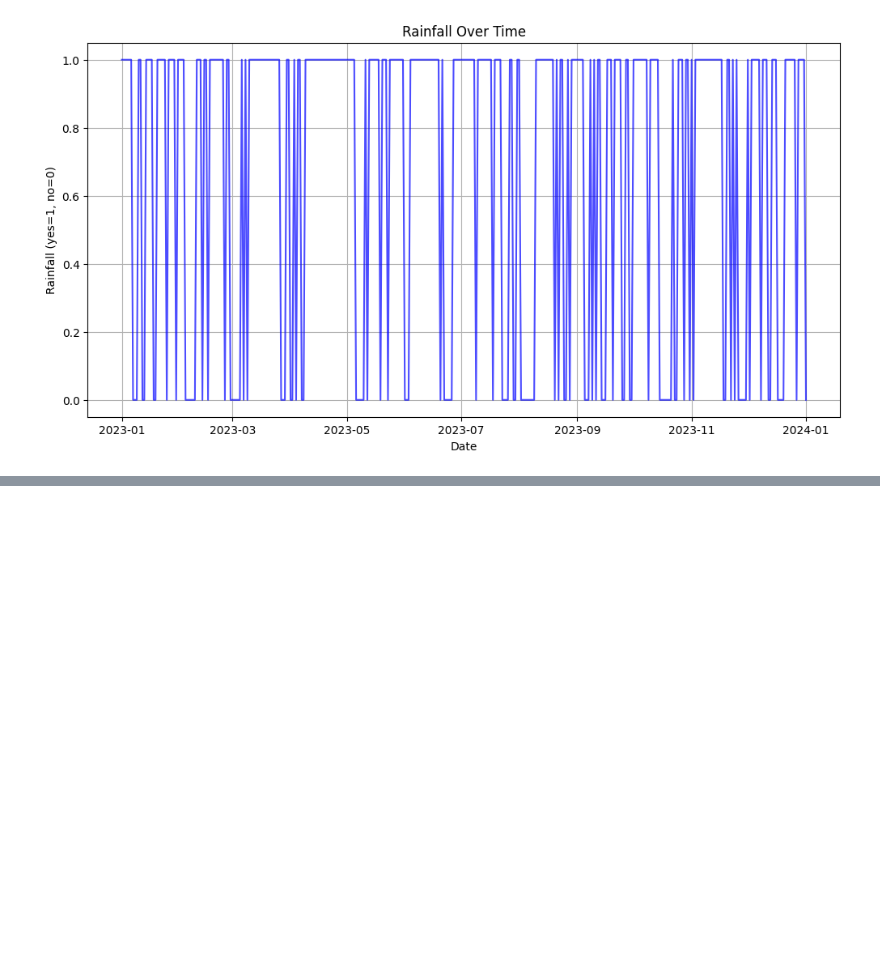
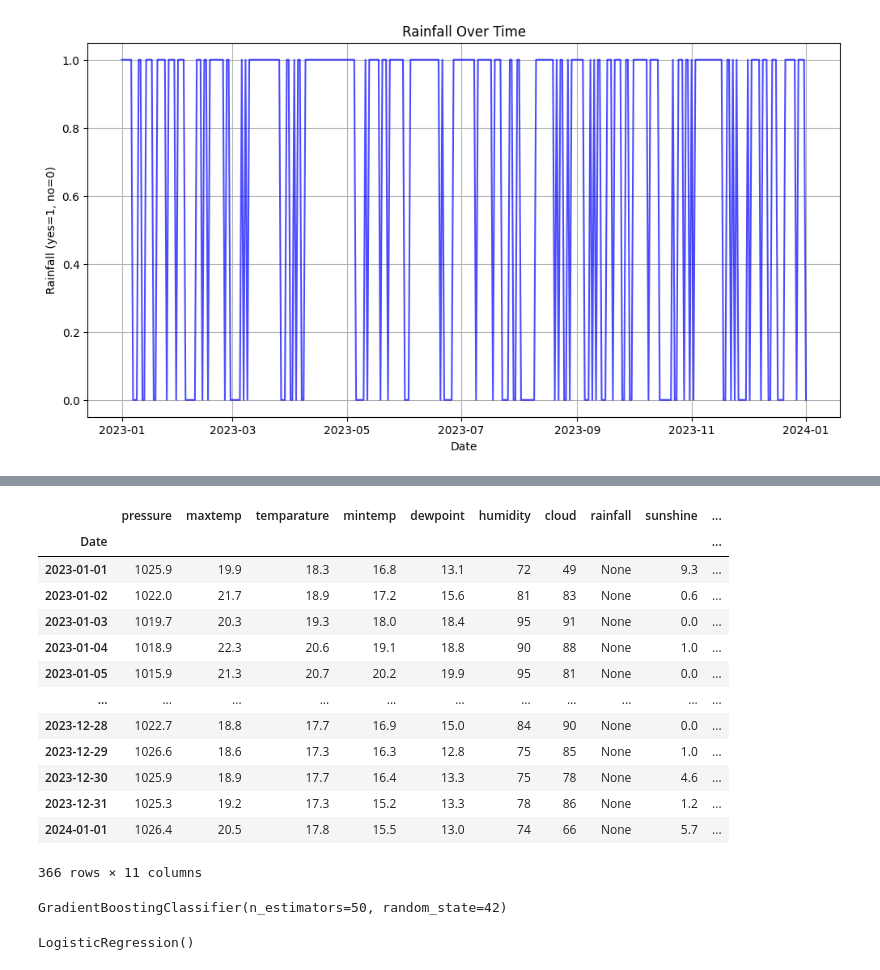
Before and after one commit to Partha-Guntur/Rainfall-Prediction-using-MLOps, a Jupyter notebook: ranifall-pred.ipynb, the cells around one changed output, grey strips where cells are left out. Cells and saved outputs as stored; diff of their text form; code cells hidden in the pictures; blank space fills up the shorter version.

```diff
--- a/ranifall-pred.ipynb
+++ b/ranifall-pred.ipynb
@@ -104,14 +100,3 @@ plt.grid()
 plt.show()
 # %% [output]
 [figure]
-# %%
-from statsmodels.tsa.stattools import adfuller
-
-# Perform the Augmented Dickey-Fuller test for stationarity
-result = adfuller(df['rainfall'])
-print(f"ADF Statistic: {result[0]}")
-print(f"P-value: {result[1]}")
-
-# If the p-value > 0.05, apply differencing to make the data stationary
-if result[1] > 0.05:
-    df['rainfall_diff'] = df['rainfall'].diff().dropna()
@@ -228,0 +103,8 @@ Day 50: Forecast Value = 0.68, Mapped = Yes
+# %%
+print(df['rainfall'].dtype)
+print(df['rainfall'].unique())
+df['rainfall'] = pd.to_numeric(df['rainfall'], errors='coerce')
+df = df.dropna(subset=['rainfall'])
+df['rainfall'] = df['rainfall'].fillna(df['rainfall'].mean(), inplace=True)
+df.index = pd.to_datetime(df.index)
+df = df.sort_index()
@@ -228,0 +120,17 @@ Day 50: Forecast Value = 0.68, Mapped = Yes
+# %%
+df
+# %% [output]
+|  | pressure | maxtemp | temparature | mintemp | dewpoint | humidity | cloud | rainfall | sunshine | ... |
+| Date |  |  |  |  |  |  |  |  |  | ... |
+| 2023-01-01 | 1025.9 | 19.9 | 18.3 | 16.8 | 13.1 | 72 | 49 | None | 9.3 | ... |
+| 2023-01-02 | 1022.0 | 21.7 | 18.9 | 17.2 | 15.6 | 81 | 83 | None | 0.6 | ... |
+| 2023-01-03 | 1019.7 | 20.3 | 19.3 | 18.0 | 18.4 | 95 | 91 | None | 0.0 | ... |
+| 2023-01-04 | 1018.9 | 22.3 | 20.6 | 19.1 | 18.8 | 90 | 88 | None | 1.0 | ... |
+| 2023-01-05 | 1015.9 | 21.3 | 20.7 | 20.2 | 19.9 | 95 | 81 | None | 0.0 | ... |
+| ... | ... | ... | ... | ... | ... | ... | ... | ... | ... | ... |
+| 2023-12-28 | 1022.7 | 18.8 | 17.7 | 16.9 | 15.0 | 84 | 90 | None | 0.0 | ... |
+| 2023-12-29 | 1026.6 | 18.6 | 17.3 | 16.3 | 12.8 | 75 | 85 | None | 1.0 | ... |
+| 2023-12-30 | 1025.9 | 18.9 | 17.7 | 16.4 | 13.3 | 75 | 78 | None | 4.6 | ... |
+| 2023-12-31 | 1025.3 | 19.2 | 17.3 | 15.2 | 13.3 | 78 | 86 | None | 1.2 | ... |
+| 2024-01-01 | 1026.4 | 20.5 | 17.8 | 15.5 | 13.0 | 74 | 66 | None | 5.7 | ... |
+366 rows × 11 columns
@@ -228,0 +149,30 @@ Day 50: Forecast Value = 0.68, Mapped = Yes
+# %%
+# Base models
+from sklearn.tree import DecisionTreeClassifier
+from sklearn.svm import SVC
+
+# Initialize base models
+base_model_1 = DecisionTreeClassifier(max_depth=5, random_state=42)
+base_model_2 = RandomForestClassifier(n_estimators=50, random_state=42)
+base_model_3 = GradientBoostingClassifier(n_estimators=50, random_state=42)
+
+# Train base models
+base_model_1.fit(X_train, y_train)
+base_model_2.fit(X_train, y_train)
+base_model_3.fit(X_train, y_train)
+# %% [output]
+GradientBoostingClassifier(n_estimators=50, random_state=42)
+# %%
+# Generate predictions for the meta-model
+train_pred_1 = base_model_1.predict_proba(X_train)[:, 1]
+train_pred_2 = base_model_2.predict_proba(X_train)[:, 1]
+train_pred_3 = base_model_3.predict_proba(X_train)[:, 1]
+
+# Stack the predictions as new features
+meta_train = np.column_stack((train_pred_1, train_pred_2, train_pred_3))
+
+# Train a meta-model
+meta_model = LogisticRegression()
+meta_model.fit(meta_train, y_train)
+# %% [output]
+LogisticRegression()
```
Also changed, not shown: parts of 14 cells of this notebook, 2 other files.
